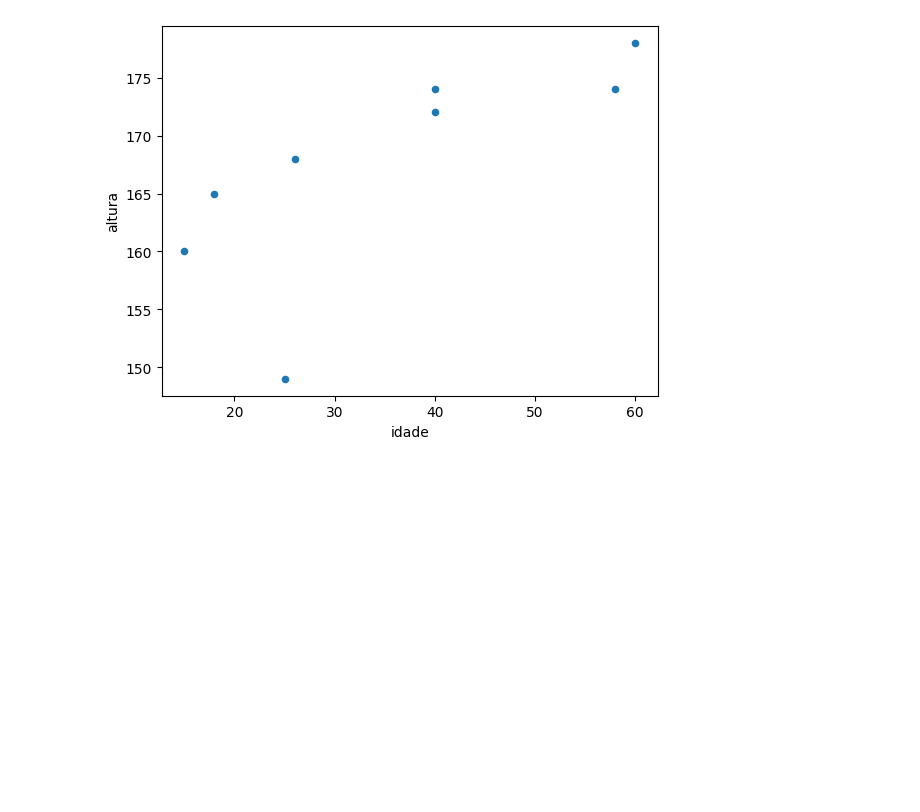
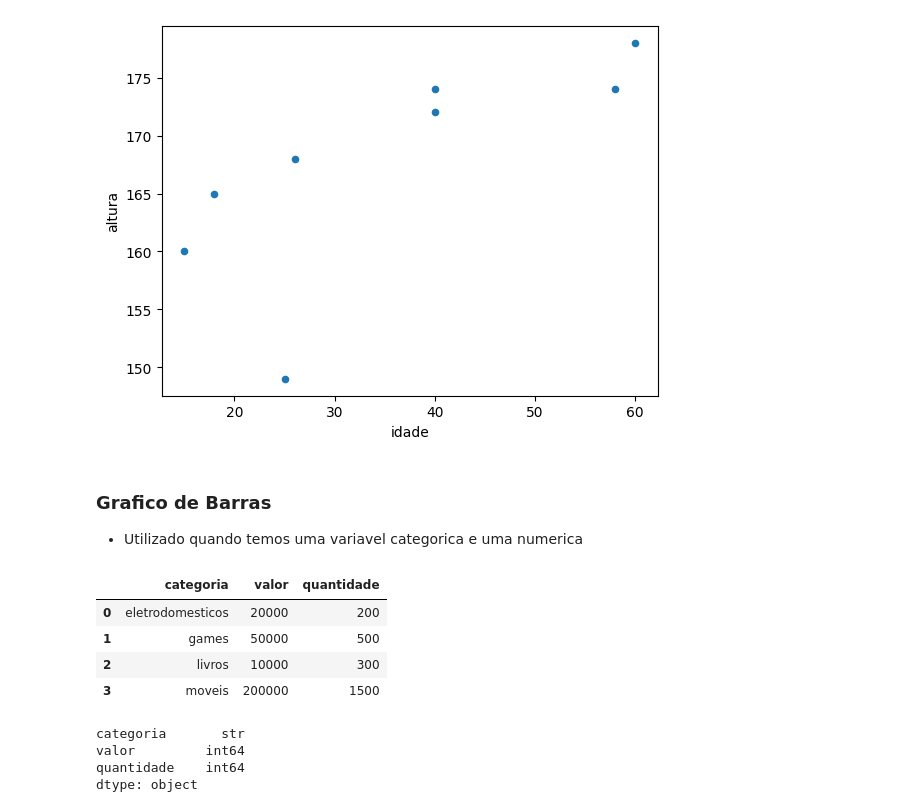
Before and after one commit to Pedro-Antonio-Dev/DataAnalysis, a Jupyter notebook: estatisticaAplicada/estatistica.ipynb, the cells around one changed output. Saved outputs shown, nothing was run; the diff lists cells and outputs as text; code cells hidden in the pictures; blank space fills up the shorter version.

```diff
--- a/estatisticaAplicada/estatistica.ipynb
+++ b/estatisticaAplicada/estatistica.ipynb
@@ -203,3 +203,6 @@ dataframe.plot.scatter(x="idade", y="altura")
 # %% [output]
 <Axes: xlabel='idade', ylabel='altura'>
 [figure]
+# %% [markdown]
+### Grafico de Barras
+- Utilizado quando temos uma variavel categorica e uma numerica
@@ -205,0 +215,16 @@ dataframe.plot.scatter(x="idade", y="altura")
+# %%
+dataframe_vendas = pd.DataFrame(dic_vendas)
+dataframe_vendas
+# %% [output]
+|  | categoria | valor | quantidade |
+| 0 | eletrodomesticos | 20000 | 200 |
+| 1 | games | 50000 | 500 |
+| 2 | livros | 10000 | 300 |
+| 3 | moveis | 200000 | 1500 |
+# %%
+dataframe_vendas.dtypes
+# %% [output]
+categoria       str
+valor         int64
+quantidade    int64
+dtype: object
```
Also changed, not shown: parts of 4 cells of this notebook.
